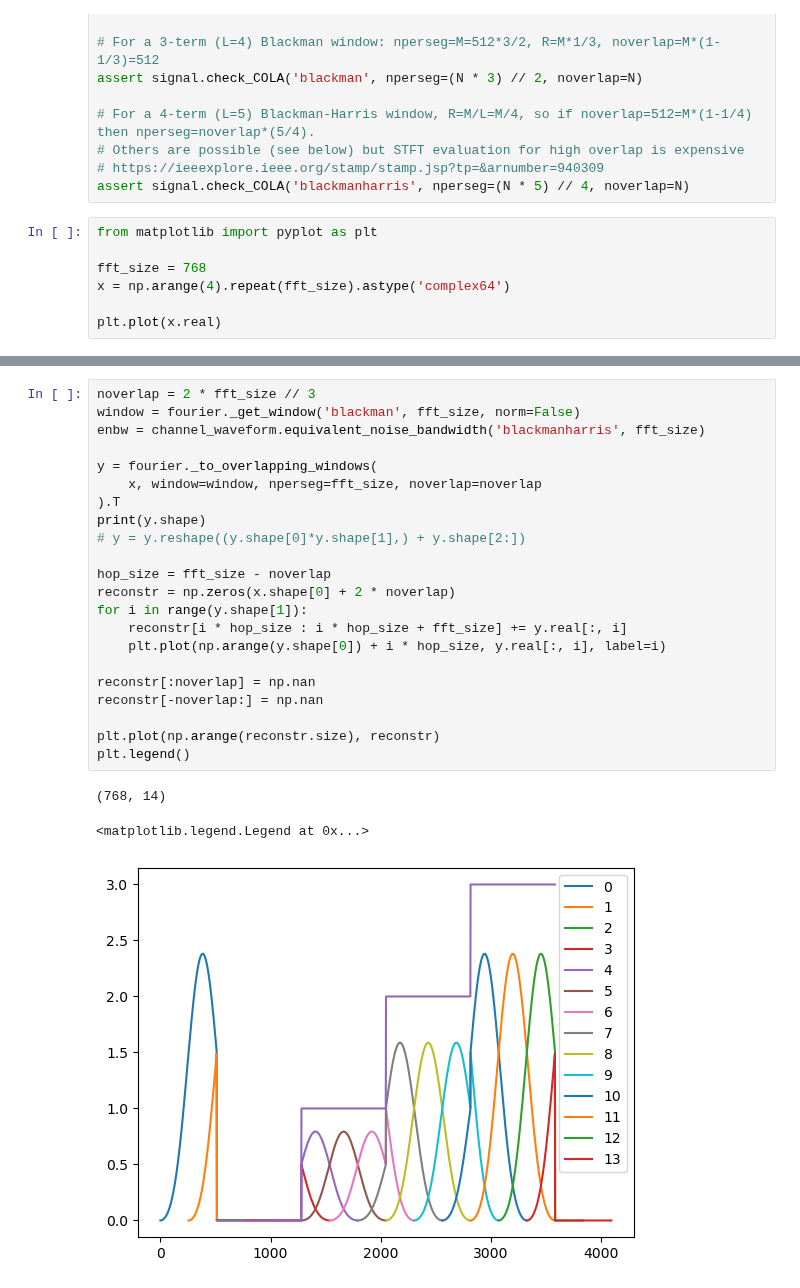
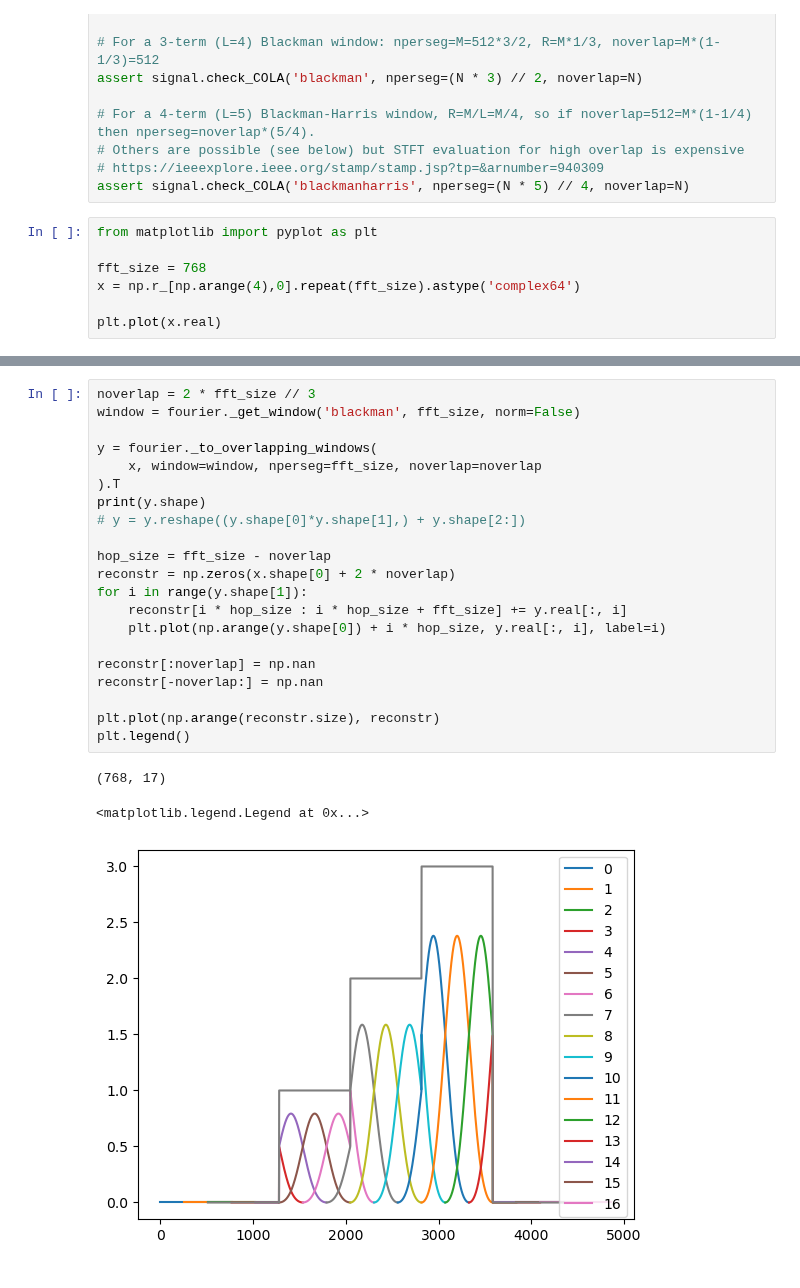
Before and after one commit to usnistgov/striqt, a Jupyter notebook: notebooks/test_ola.ipynb, the cells around one changed output, grey strips where cells are left out. Cells and saved outputs as stored; diff of their text form.

```diff
--- a/notebooks/test_ola.ipynb
+++ b/notebooks/test_ola.ipynb
@@ -26,7 +26,7 @@ assert signal.check_COLA('blackmanharris', nperseg=(N * 5) // 4, noverlap=N)
 from matplotlib import pyplot as plt
 
 fft_size = 768
-x = np.arange(4).repeat(fft_size).astype('complex64')
+x = np.r_[np.arange(4),0].repeat(fft_size).astype('complex64')
 
 plt.plot(x.real)
 # %% [output]
@@ -35,29 +35,28 @@ plt.plot(x.real)
 # %%
 noverlap = 2 * fft_size // 3
 window = fourier._get_window('blackman', fft_size, norm=False)
-enbw = channel_waveform.equivalent_noise_bandwidth('blackmanharris', fft_size)
 
 y = fourier._to_overlapping_windows(
     x, window=window, nperseg=fft_size, noverlap=noverlap
 ).T
 print(y.shape)
 # y = y.reshape((y.shape[0]*y.shape[1],) + y.shape[2:])
 
 hop_size = fft_size - noverlap
 reconstr = np.zeros(x.shape[0] + 2 * noverlap)
 for i in range(y.shape[1]):
     reconstr[i * hop_size : i * hop_size + fft_size] += y.real[:, i]
     plt.plot(np.arange(y.shape[0]) + i * hop_size, y.real[:, i], label=i)
 
 reconstr[:noverlap] = np.nan
 reconstr[-noverlap:] = np.nan
 
 plt.plot(np.arange(reconstr.size), reconstr)
 plt.legend()
 # %% [output]
-(768, 14)
+(768, 17)
 <matplotlib.legend.Legend at 0x...>
-[figure, old version]
+[figure, new version]
 # %%
 y = fourier._to_overlapping_windows(
     x, window=window, nperseg=fft_size, noverlap=noverlap
```
Also changed, not shown: parts of 6 cells of this notebook, 5 other files.
